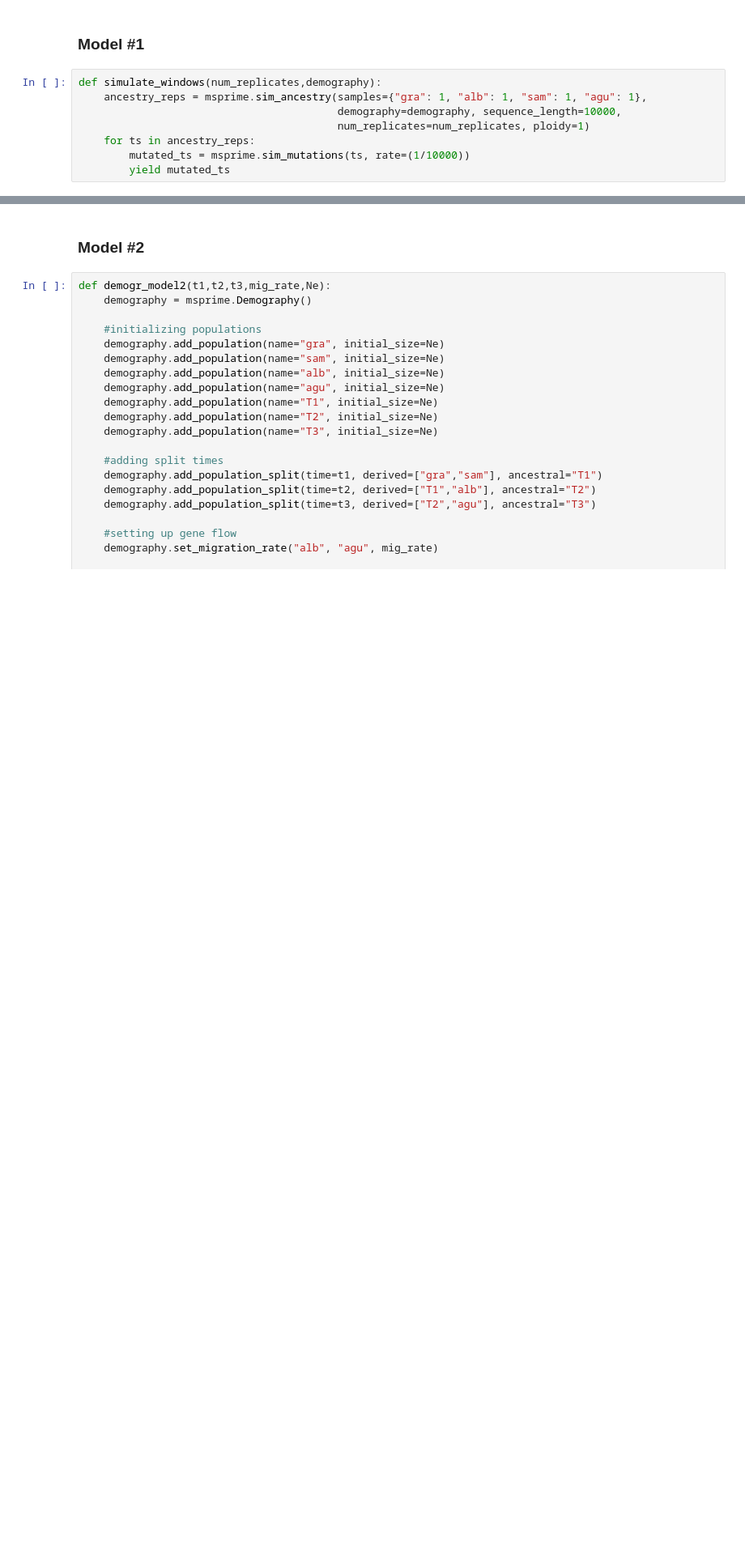
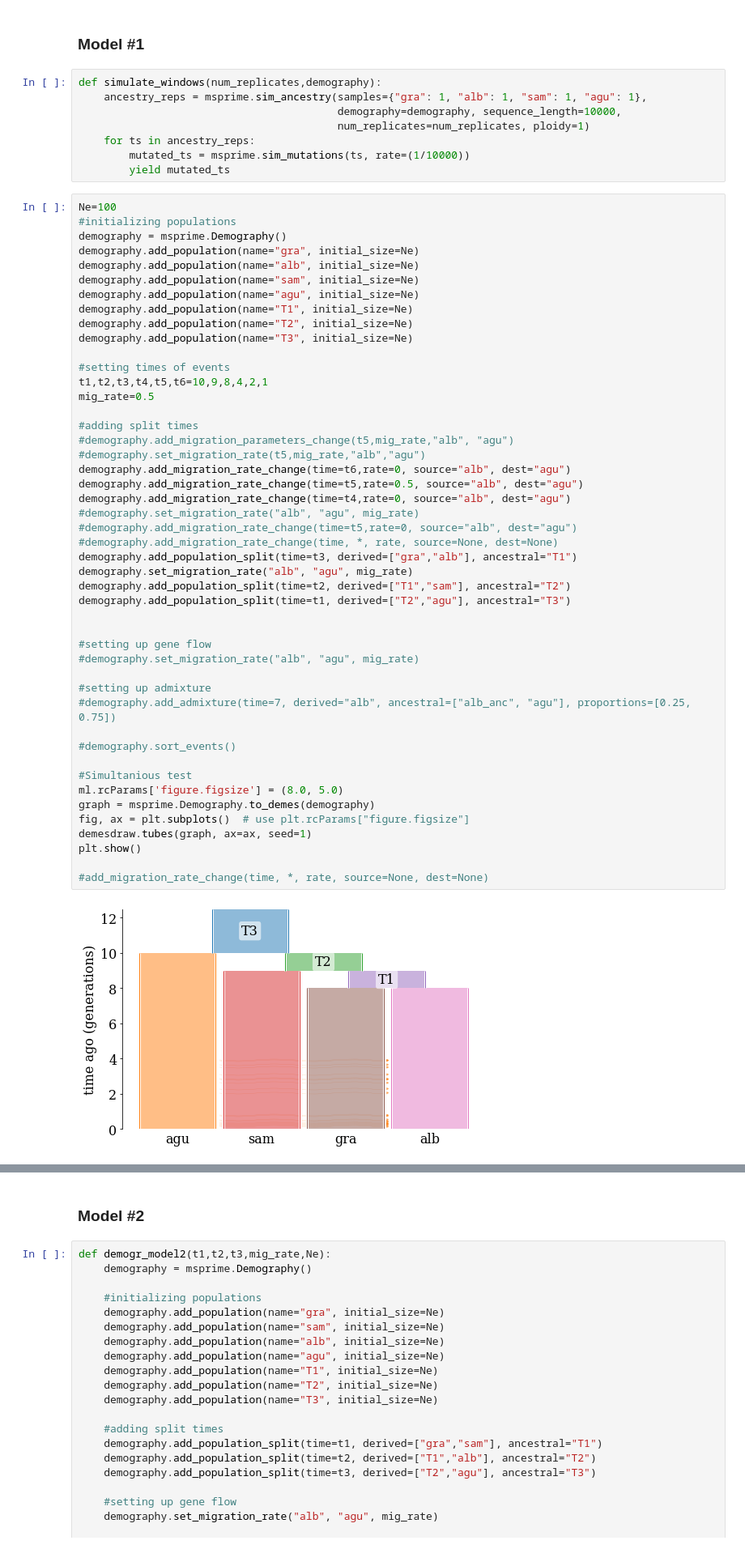
Before and after one commit to DaSh-bash/BW_Citrine_Wagtail, a Jupyter notebook: BWWagtail_Developers_Copy.ipynb, the cells around one changed output, grey strips where cells are left out. Shown at 81% size. Drawn from its saved outputs; the diff is of its cells as text; blank space fills up the shorter version.

```diff
--- a/BWWagtail_Developers_Copy.ipynb
+++ b/BWWagtail_Developers_Copy.ipynb
@@ -154,3 +154,52 @@ def simulate_windows(num_replicates,demography):
     for ts in ancestry_reps:
         mutated_ts = msprime.sim_mutations(ts, rate=(1/10000))
         yield mutated_ts
+# %%
+Ne=100
+#initializing populations
+demography = msprime.Demography()
+demography.add_population(name="gra", initial_size=Ne)
+demography.add_population(name="alb", initial_size=Ne)
+demography.add_population(name="sam", initial_size=Ne)
+demography.add_population(name="agu", initial_size=Ne)
+demography.add_population(name="T1", initial_size=Ne)
+demography.add_population(name="T2", initial_size=Ne)
+demography.add_population(name="T3", initial_size=Ne)
+
+#setting times of events
+t1,t2,t3,t4,t5,t6=10,9,8,4,2,1
+mig_rate=0.5
+
+#adding split times
+#demography.add_migration_parameters_change(t5,mig_rate,"alb", "agu")
+#demography.set_migration_rate(t5,mig_rate,"alb","agu")
+demography.add_migration_rate_change(time=t6,rate=0, source="alb", dest="agu")
+demography.add_migration_rate_change(time=t5,rate=0.5, source="alb", dest="agu")
+demography.add_migration_rate_change(time=t4,rate=0, source="alb", dest="agu")
+#demography.set_migration_rate("alb", "agu", mig_rate)
+#demography.add_migration_rate_change(time=t5,rate=0, source="alb", dest="agu")
+#demography.add_migration_rate_change(time, *, rate, source=None, dest=None)
+demography.add_population_split(time=t3, derived=["gra","alb"], ancestral="T1")
+demography.set_migration_rate("alb", "agu", mig_rate)
+demography.add_population_split(time=t2, derived=["T1","sam"], ancestral="T2")
+demography.add_population_split(time=t1, derived=["T2","agu"], ancestral="T3")
+
+
+#setting up gene flow
+#demography.set_migration_rate("alb", "agu", mig_rate)
+
+#setting up admixture
+#demography.add_admixture(time=7, derived="alb", ancestral=["alb_anc", "agu"], proportions=[0.25, 0.75])
+
+#demography.sort_events()
+
+#Simultanious test
+ml.rcParams['figure.figsize'] = (8.0, 5.0)
+graph = msprime.Demography.to_demes(demography)
+fig, ax = plt.subplots()  # use plt.rcParams["figure.figsize"]
+demesdraw.tubes(graph, ax=ax, seed=1)
+plt.show()
+
+#add_migration_rate_change(time, *, rate, source=None, dest=None)
+# %% [output]
+[figure, added]
```
Also changed, not shown: parts of 14 cells of this notebook.
